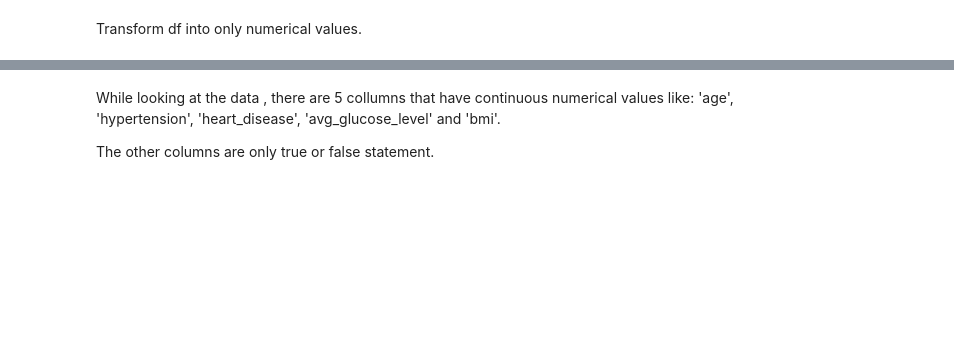
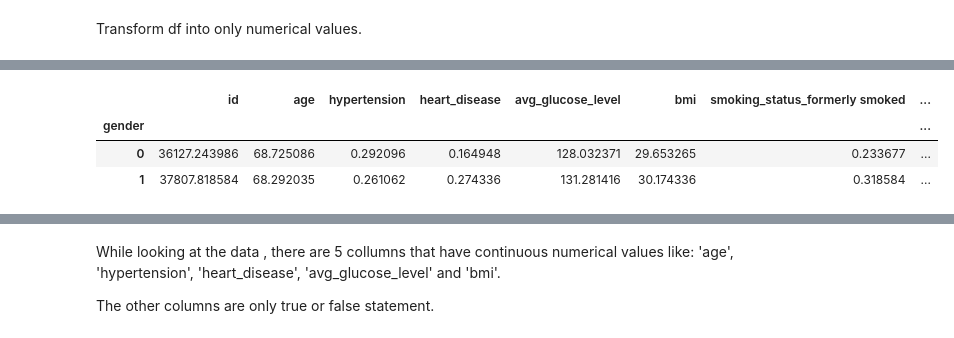
Before and after one commit to wi22b050/ML-International, a Jupyter notebook: draft_one_eda.ipynb, the cells around one changed output, grey strips where cells are left out. Saved outputs shown, nothing was run; the diff lists cells and outputs as text; code cells hidden in the pictures; blank space fills up the shorter version.

```diff
--- a/draft_one_eda.ipynb
+++ b/draft_one_eda.ipynb
@@ -52,0 +144,8 @@ df_numeric.describe()
+# %%
+df_nostroke = df[df['stroke'] == 1]
+df_nostroke.groupby(['gender']).mean()
+# %% [output]
+|  | id | age | hypertension | heart_disease | avg_glucose_level | bmi | smoking_status_formerly smoked | ... |
+| gender |  |  |  |  |  |  |  | ... |
+| 0 | 36127.243986 | 68.725086 | 0.292096 | 0.164948 | 128.032371 | 29.653265 | 0.233677 | ... |
+| 1 | 37807.818584 | 68.292035 | 0.261062 | 0.274336 | 131.281416 | 30.174336 | 0.318584 | ... |
```
Also changed, not shown: parts of 25 cells of this notebook.
